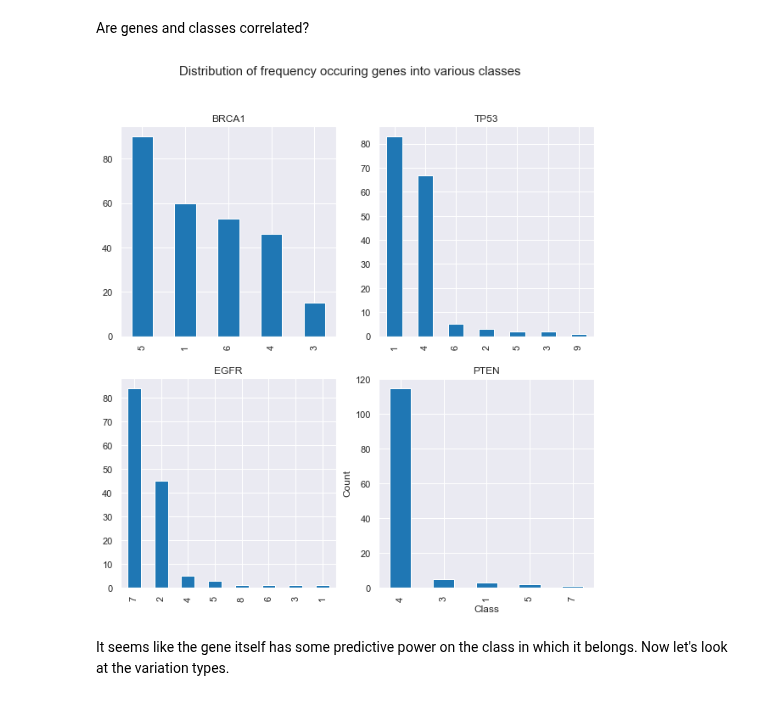
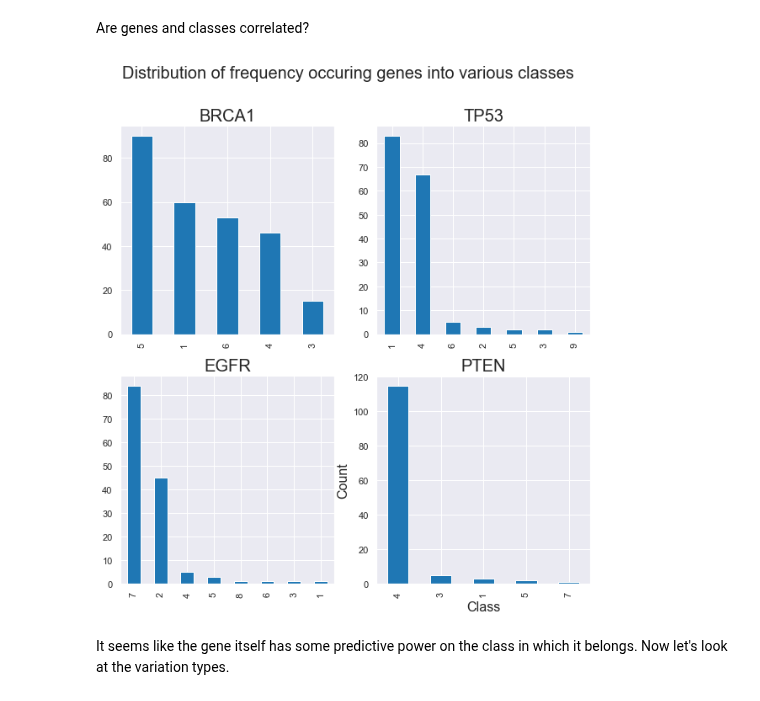
Before and after one commit to kfchou/PersonalizedMedicine, a Jupyter notebook: EDAv2.ipynb, the cells around one changed output. Cells and saved outputs as stored; diff of their text form; code cells hidden in the pictures.

```diff
--- a/EDAv2.ipynb
+++ b/EDAv2.ipynb
@@ -112,21 +112,21 @@ Name: Gene, dtype: int64
 Are genes and classes correlated?
 # %%
 f,axs = plt.subplots(2,2, figsize = (10,10))
-f.suptitle("Distribution of frequency occuring genes into various classes", fontsize=15)
+f.suptitle("Distribution of frequency occuring genes into various classes", fontsize=20)
 
 train_variants_df.loc[train_variants_df['Gene'] =='BRCA1'].Class.value_counts().plot(kind='bar',ax=axs[0,0])
-axs[0,0].set_title('BRCA1')
+axs[0,0].set_title('BRCA1',fontsize=20)
 train_variants_df.loc[train_variants_df['Gene'] =='TP53'].Class.value_counts().plot(kind='bar',ax=axs[0,1])
-axs[0,1].set_title('TP53')
+axs[0,1].set_title('TP53',fontsize=20)
 train_variants_df.loc[train_variants_df['Gene'] =='EGFR'].Class.value_counts().plot(kind='bar',ax=axs[1,0])
-axs[1,0].set_title('EGFR')
+axs[1,0].set_title('EGFR',fontsize=20)
 train_variants_df.loc[train_variants_df['Gene'] =='PTEN'].Class.value_counts().plot(kind='bar',ax=axs[1,1])
-axs[1,1].set_title('PTEN')
-plt.xlabel('Class', fontsize=12)
-plt.ylabel('Count', fontsize=12)
+axs[1,1].set_title('PTEN',fontsize=20)
+plt.xlabel('Class', fontsize=16)
+plt.ylabel('Count', fontsize=16)
 plt.show()
 # %% [output]
-[figure, old version]
+[figure, new version]
 # %% [markdown]
 It seems like the gene itself has some predictive power on the class in which it belongs. Now let's look at the variation types.
 # %%
```
Also changed, not shown: parts of 4 cells of this notebook, 5 other files.
